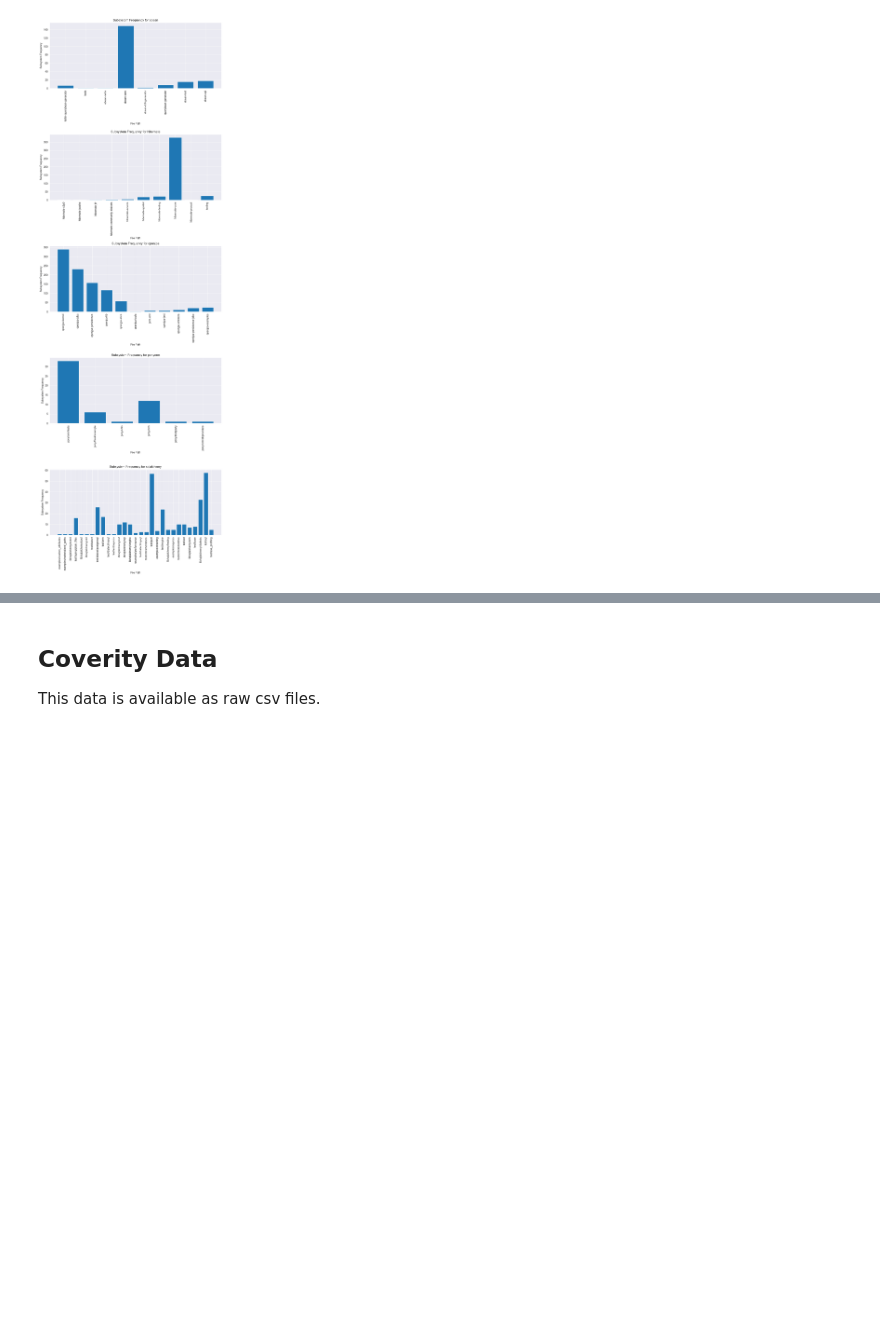
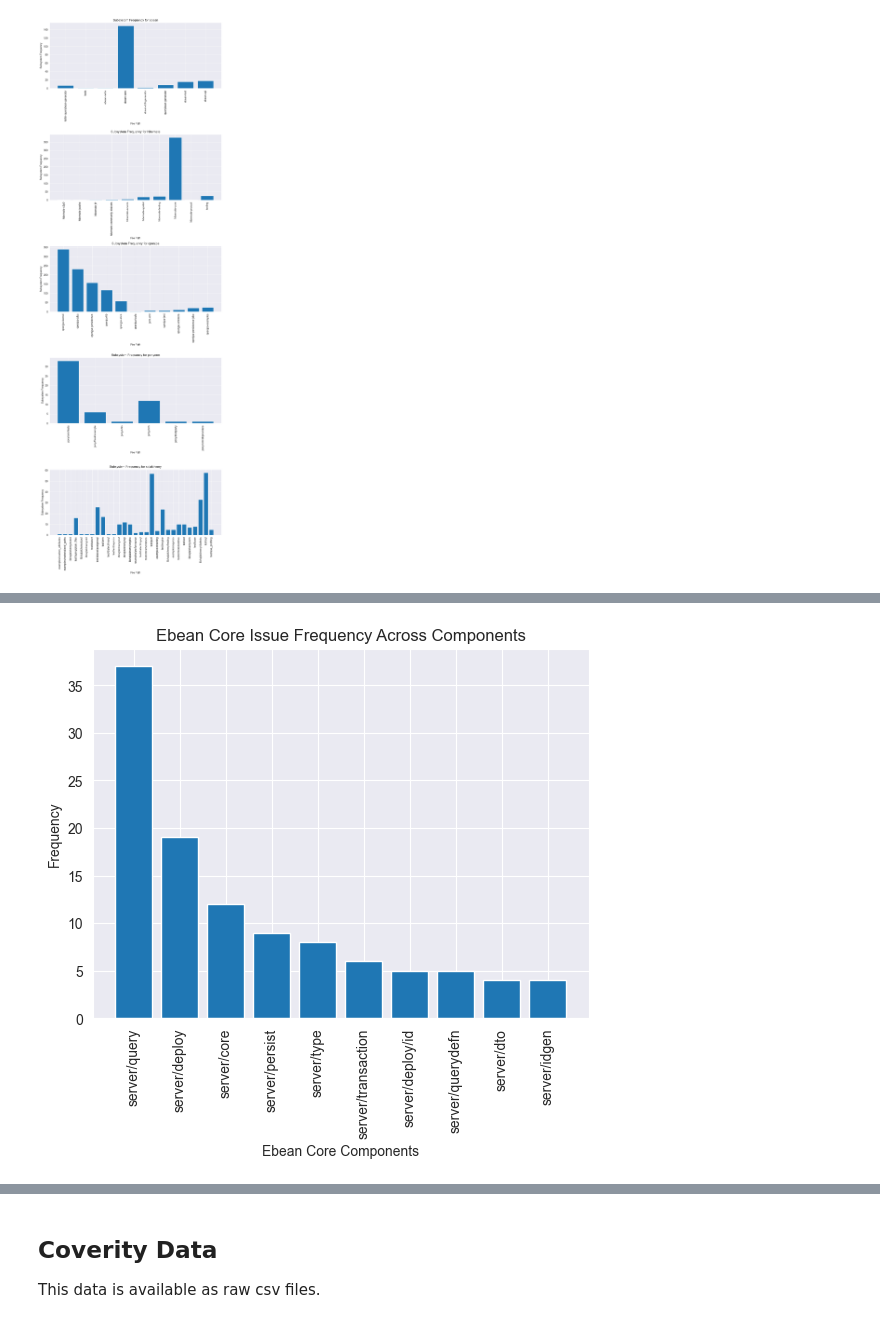
Before and after one commit to Hashir-Jamil/static-analysis-tools-comparison, a Jupyter notebook: static_analysis_data.ipynb, the cells around one changed output, grey strips where cells are left out. Drawn from its saved outputs; the diff is of its cells as text; code cells hidden in the pictures; blank space fills up the shorter version.

```diff
--- a/static_analysis_data.ipynb
+++ b/static_analysis_data.ipynb
@@ -187,3 +187,21 @@ plt.savefig("plots/sonarcloud_subsystem_frequency.pdf", format="pdf", bbox_inche
 plt.show()
 # %% [output]
 [figure]
+# %%
+import re
+
+def extract_subcomponent(pattern,text):
+    match = re.search(pattern,text)
+    if match:
+        return match.group(1)
+    else:
+        return text
+
+ebean_core_pattern = r"ebean-core/src/main/java/io/ebeaninternal/(.*?)/(?=[A-Z])"
+ebean_core_df = pd.read_csv('sonarcloud_data/csv/sonarcloud_ebean.csv')
+ebean_core_df = ebean_core_df[ebean_core_df['file_path'].str.contains('ebean-core') & ~ebean_core_df['file_path'].str.contains('test') & ~ebean_core_df['file_path'].str.contains('html')]
+ebean_core_df['ebean_core_subcomponent'] = ebean_core_df['file_path'].apply(lambda x: extract_subcomponent(ebean_core_pattern,x))
+ebean_core_df = ebean_core_df.groupby(['ebean_core_subcomponent']).size().reset_index(name='subcomponent_frequency')
+ebean_core_df.sort_values(by=['subcomponent_frequency'], ascending=False, inplace=True)
+ebean_core_df.reset_index(drop=True, inplace=True)
+ebean_core_df.head(14)
@@ -190 +224,12 @@ plt.show()
+# %%
+ebean_core_df = ebean_core_df.nlargest(10,'subcomponent_frequency')
+plt.bar(ebean_core_df['ebean_core_subcomponent'], ebean_core_df['subcomponent_frequency'])
+plt.xticks(rotation=90)
+plt.yticks(rotation=0)
+plt.xlabel('Ebean Core Components')
+plt.ylabel('Frequency')
+plt.title('Ebean Core Issue Frequency Across Components')
+plt.show()
+# %% [output]
+[figure, added]
 # %%
```
Also changed, not shown: parts of 26 cells of this notebook, 3 other files.
